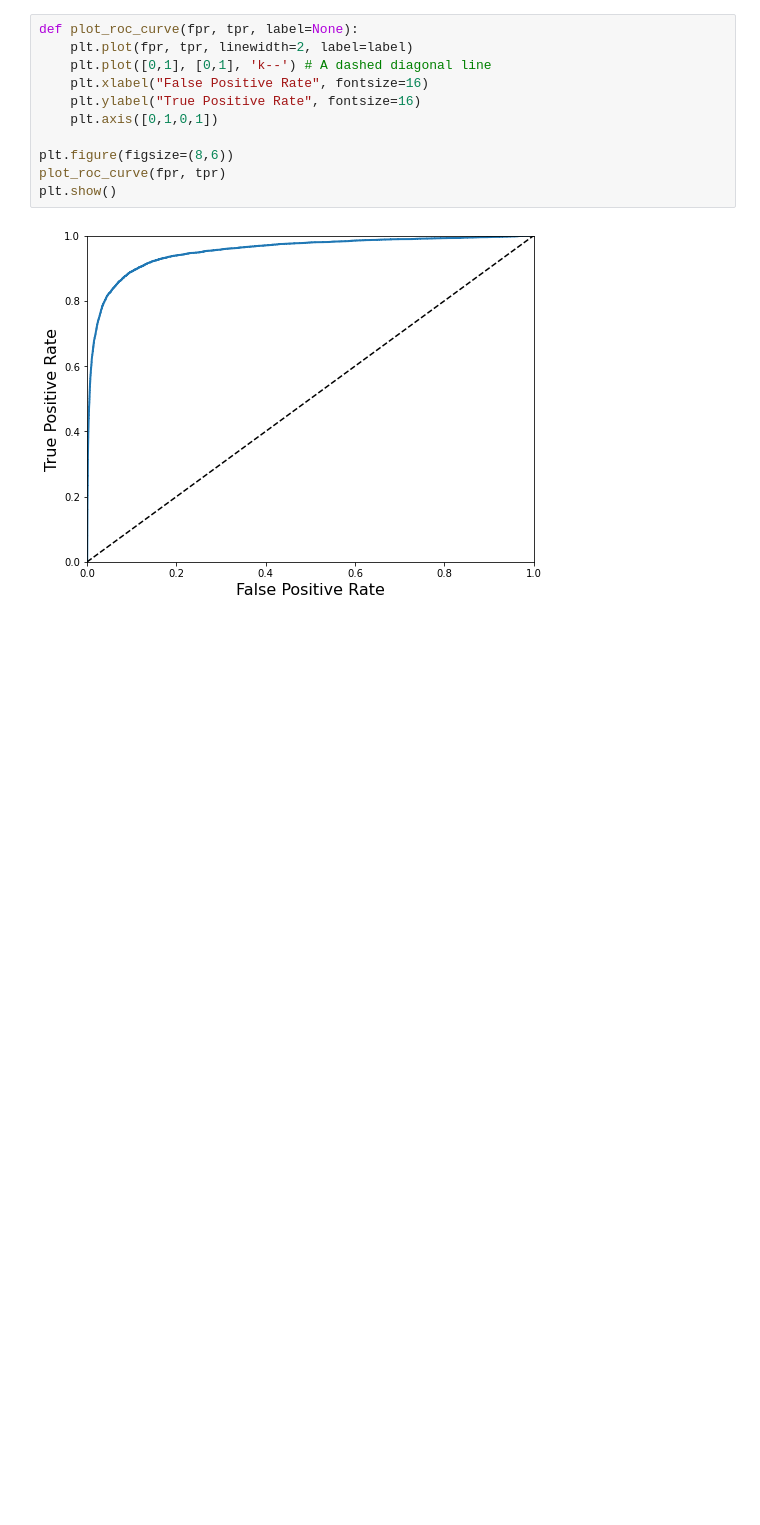
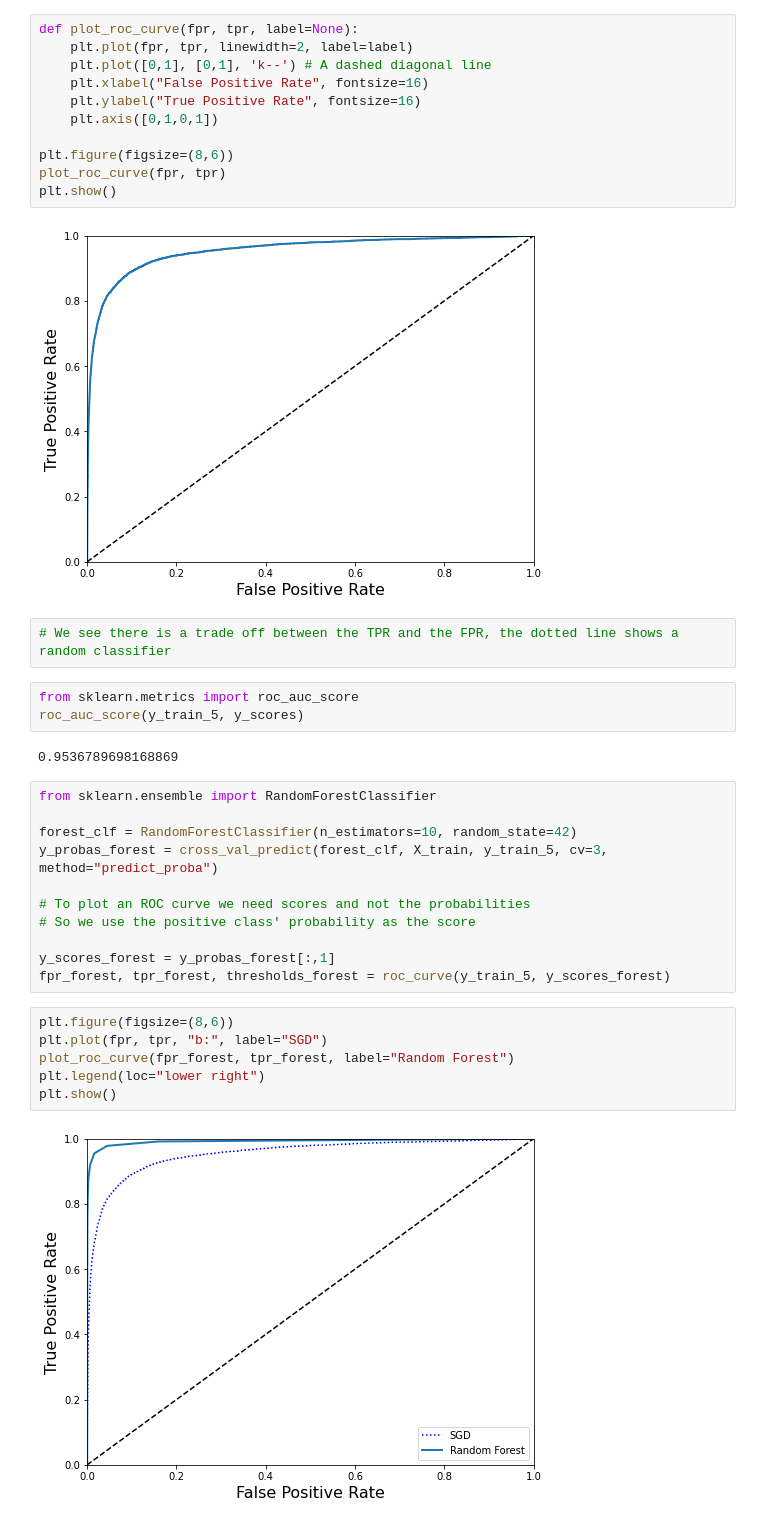
Before and after one commit to TSamCode/HandsonML, a Jupyter notebook: Hands on ML - Chapter 3 - Classification.ipynb, the cells around one changed output. Drawn from its saved outputs; the diff is of its cells as text; blank space fills up the shorter version.

```diff
--- a/Hands on ML - Chapter 3 - Classification.ipynb
+++ b/Hands on ML - Chapter 3 - Classification.ipynb
@@ -244,3 +244,29 @@ plot_roc_curve(fpr, tpr)
 plt.show()
 # %% [output]
 [figure]
+# %%
+# We see there is a trade off between the TPR and the FPR, the dotted line shows a random classifier
+# %%
+from sklearn.metrics import roc_auc_score
+roc_auc_score(y_train_5, y_scores)
+# %% [output]
+0.9536789698168869
+# %%
+from sklearn.ensemble import RandomForestClassifier
+
+forest_clf = RandomForestClassifier(n_estimators=10, random_state=42)
+y_probas_forest = cross_val_predict(forest_clf, X_train, y_train_5, cv=3, method="predict_proba")
+
+# To plot an ROC curve we need scores and not the probabilities
+# So we use the positive class' probability as the score
+
+y_scores_forest = y_probas_forest[:,1]
+fpr_forest, tpr_forest, thresholds_forest = roc_curve(y_train_5, y_scores_forest)
+# %%
+plt.figure(figsize=(8,6))
+plt.plot(fpr, tpr, "b:", label="SGD")
+plot_roc_curve(fpr_forest, tpr_forest, label="Random Forest")
+plt.legend(loc="lower right")
+plt.show()
+# %% [output]
+[figure, added]
```
Also changed, not shown: parts of 18 cells of this notebook.
